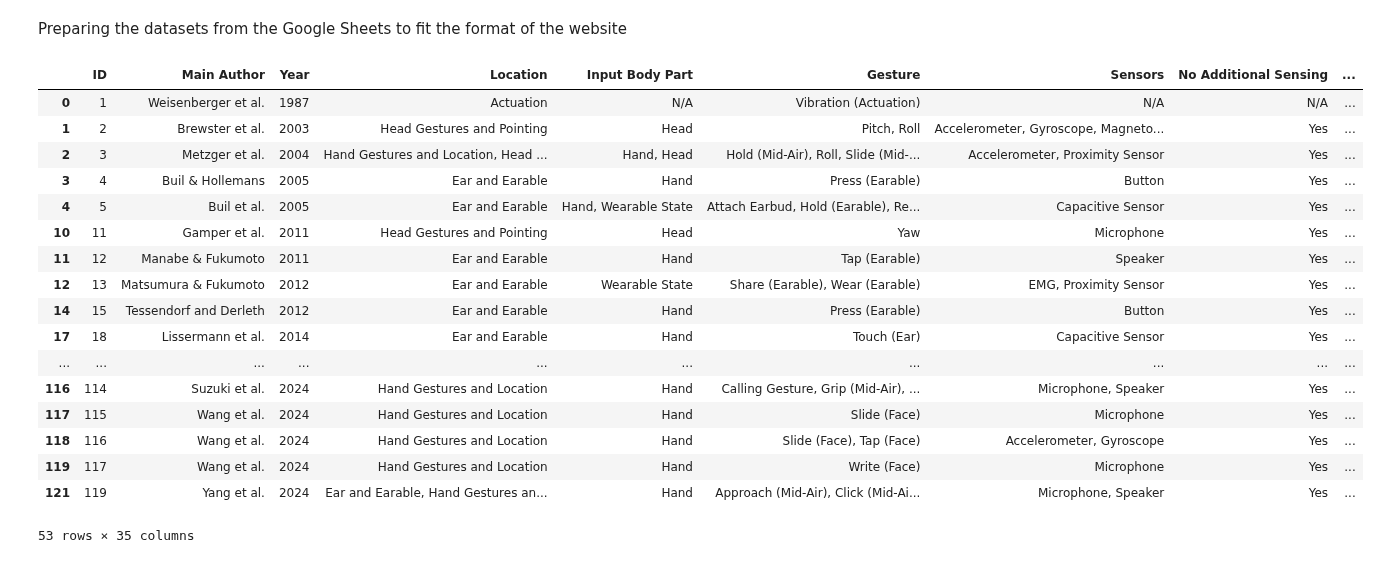
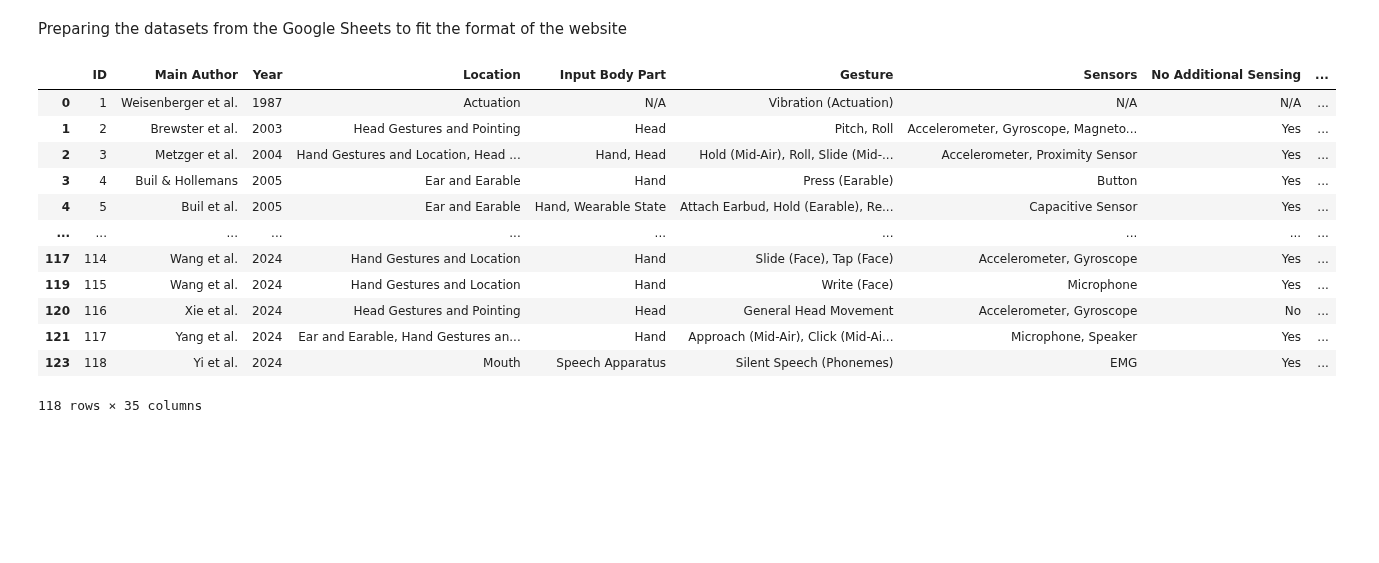
Before and after one commit to OpenEarable/earXplore, a Jupyter notebook: dataset_prep.ipynb, the cells around one changed output. Drawn from its saved outputs; the diff is of its cells as text; code cells hidden in the pictures; blank space fills up the shorter version.

```diff
--- a/dataset_prep.ipynb
+++ b/dataset_prep.ipynb
@@ -5,57 +5,49 @@ import numpy as np
 import pandas as pd
 # %%
 # Ignore surplus columns and rows before the table, keep N/A symbols as they are
-df = pd.read_csv("Dimensions_250324.csv", skiprows=2, keep_default_na=False).iloc[:, 1:-17]
+df = pd.read_csv("Dimensions_250512.csv", skiprows=2, keep_default_na=False).iloc[:, 1:-17]
 
 # Kick out some of the columns as well as Out And Elicitation rows
-df = df[~df["Filter"].isin(["Elicitation", "Out"])]
-df.drop(columns=["Filter", "Motivations (Notes)", "Motivations", "Citation"], inplace=True)
+df = df[df["Filter"].isin(["Elicitation", "Enabling", "In"])]
+df.drop(columns=["Filter", "Motivations (Notes)", "Motivations"], inplace=True)
 df.replace("", np.NaN, inplace=True)
-
-# Drop unfinished rows
-df.dropna(inplace=True)
 
 # Move the "ID" column to the first position
 df.rename(columns={"DB ID": "ID"}, inplace=True)
 df = df[["ID"] + [col for col in df.columns if col != "ID"]]
 
 # Custom title function with exceptions
 def custom_title(text, exceptions, stop_words):
     words = text.split()
     titled_words = [word if word in exceptions else (word if word in stop_words else word.title()) for word in words]
     return ' '.join(titled_words)
 
 # List of exceptions
 exceptions = ["AR", "VR", "AR/VR", "MP3", "EMG", "EEG", "EOG", "mmWaveRadar", "ECG"]
 
 # List of stop words
 stop_words = ["and", "the", "of", "in", "on", "at", "with", "a", "an"]
 
 # Apply sorting and custom title casing
 for col in ['Location', 'Input Body Part', 'Gesture', 'Sensors', 'Resolution', 'Evaluation of Different Conditions', 'Evaluations of Different Settings', 'Earphone Type', 'Intended Applications', 'Keywords']:
     df[col] = df[col].apply(lambda x: ', '.join(sorted(custom_title(word, exceptions, stop_words) for word in x.split(", "))))
 
 # Display the dataframe
 df
 # %% [output]
 |  | ID | Main Author | Year | Location | Input Body Part | Gesture | Sensors | No Additional Sensing | ... |
 | 0 | 1 | Weisenberger et al. | 1987 | Actuation | N/A | Vibration (Actuation) | N/A | N/A | ... |
 | 1 | 2 | Brewster et al. | 2003 | Head Gestures and Pointing | Head | Pitch, Roll | Accelerometer, Gyroscope, Magneto... | Yes | ... |
 | 2 | 3 | Metzger et al. | 2004 | Hand Gestures and Location, Head ... | Hand, Head | Hold (Mid-Air), Roll, Slide (Mid-... | Accelerometer, Proximity Sensor | Yes | ... |
 | 3 | 4 | Buil & Hollemans | 2005 | Ear and Earable | Hand | Press (Earable) | Button | Yes | ... |
 | 4 | 5 | Buil et al. | 2005 | Ear and Earable | Hand, Wearable State | Attach Earbud, Hold (Earable), Re... | Capacitive Sensor | Yes | ... |
-| 10 | 11 | Gamper et al. | 2011 | Head Gestures and Pointing | Head | Yaw | Microphone | Yes | ... |
-| 11 | 12 | Manabe & Fukumoto | 2011 | Ear and Earable | Hand | Tap (Earable) | Speaker | Yes | ... |
-| 12 | 13 | Matsumura & Fukumoto | 2012 | Ear and Earable | Wearable State | Share (Earable), Wear (Earable) | EMG, Proximity Sensor | Yes | ... |
-| 14 | 15 | Tessendorf and Derleth | 2012 | Ear and Earable | Hand | Press (Earable) | Button | Yes | ... |
-| 17 | 18 | Lissermann et al. | 2014 | Ear and Earable | Hand | Touch (Ear) | Capacitive Sensor | Yes | ... |
 | ... | ... | ... | ... | ... | ... | ... | ... | ... | ... |
-| 116 | 114 | Suzuki et al. | 2024 | Hand Gestures and Location | Hand | Calling Gesture, Grip (Mid-Air), ... | Microphone, Speaker | Yes | ... |
-| 117 | 115 | Wang et al. | 2024 | Hand Gestures and Location | Hand | Slide (Face) | Microphone | Yes | ... |
-| 118 | 116 | Wang et al. | 2024 | Hand Gestures and Location | Hand | Slide (Face), Tap (Face) | Accelerometer, Gyroscope | Yes | ... |
-| 119 | 117 | Wang et al. | 2024 | Hand Gestures and Location | Hand | Write (Face) | Microphone | Yes | ... |
-| 121 | 119 | Yang et al. | 2024 | Ear and Earable, Hand Gestures an... | Hand | Approach (Mid-Air), Click (Mid-Ai... | Microphone, Speaker | Yes | ... |
+| 117 | 114 | Wang et al. | 2024 | Hand Gestures and Location | Hand | Slide (Face), Tap (Face) | Accelerometer, Gyroscope | Yes | ... |
+| 119 | 115 | Wang et al. | 2024 | Hand Gestures and Location | Hand | Write (Face) | Microphone | Yes | ... |
+| 120 | 116 | Xie et al. | 2024 | Head Gestures and Pointing | Head | General Head Movement | Accelerometer, Gyroscope | No | ... |
+| 121 | 117 | Yang et al. | 2024 | Ear and Earable, Hand Gestures an... | Hand | Approach (Mid-Air), Click (Mid-Ai... | Microphone, Speaker | Yes | ... |
+| 123 | 118 | Yi et al. | 2024 | Mouth | Speech Apparatus | Silent Speech (Phonemes) | EMG | Yes | ... |
-53 rows × 35 columns
+118 rows × 35 columns
 # %%
 # Define a dictionary with the current column names as keys and the new column names as values
 new_column_names = {
```
Also changed, not shown: 10 other files.
